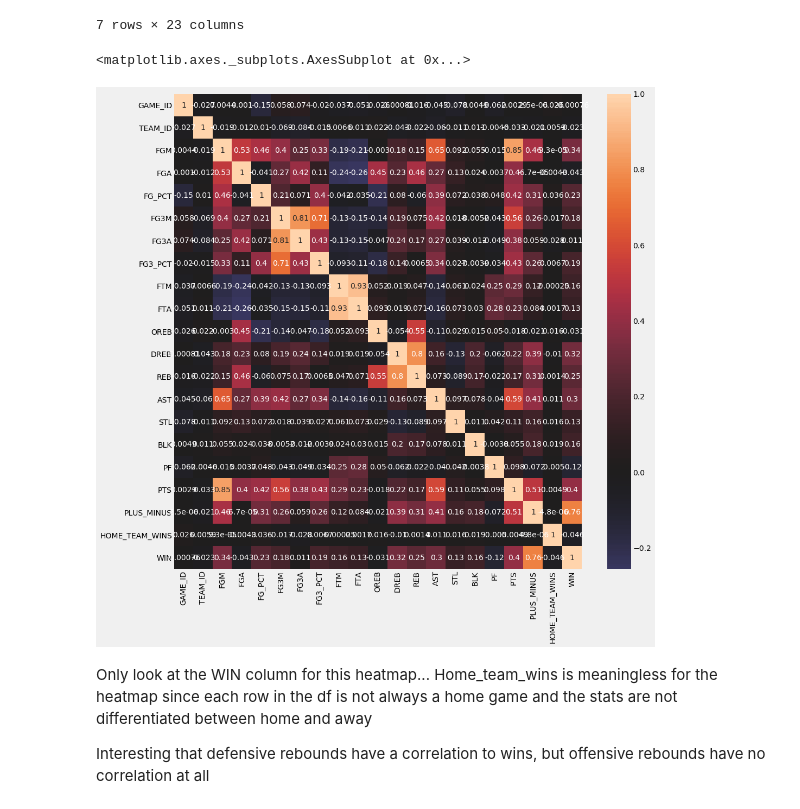
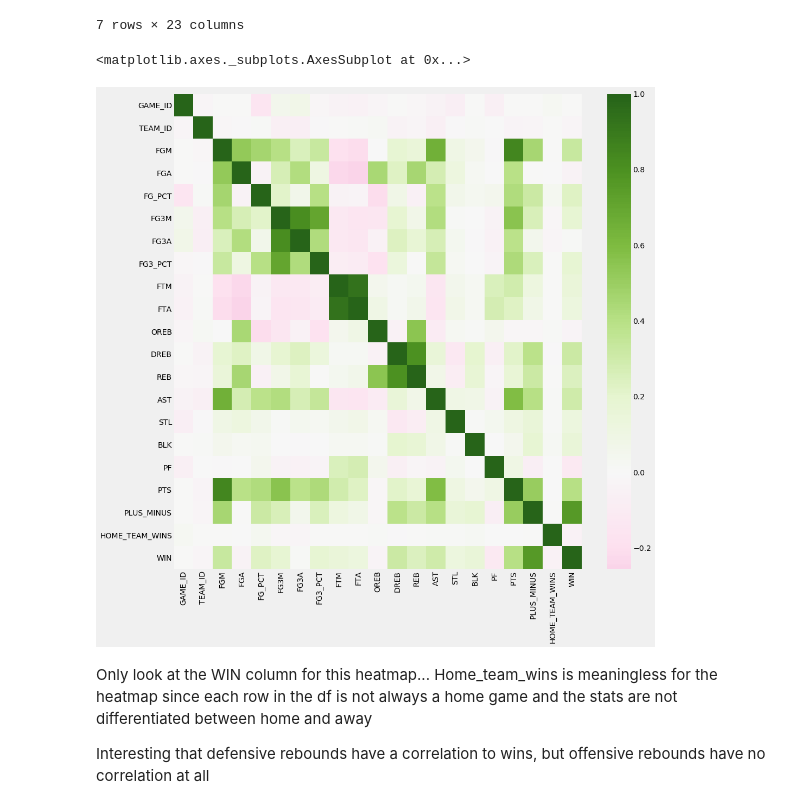
Before and after one commit to candrasc/BasketBall-WinPrediction, a Jupyter notebook: NBA Analysis and Win Prediction.ipynb, the cells around one changed output. Saved outputs shown, nothing was run; the diff lists cells and outputs as text; code cells hidden in the pictures.

```diff
--- a/NBA Analysis and Win Prediction.ipynb
+++ b/NBA Analysis and Win Prediction.ipynb
@@ -158,10 +158,10 @@ game_gp.head(7)
 # %%
 #Heat map of new game stats and their correlation
 plt.figure(figsize = (15,15))
-sns.heatmap(game_gp.corr(),annot=True, center = 0)
+sns.heatmap(game_gp.corr(),cmap = 'PiYG', center = 0)
 # %% [output]
 <matplotlib.axes._subplots.AxesSubplot at 0x...>
-[figure, old version]
+[figure, new version]
 # %% [markdown]
 Only look at the WIN column for this heatmap... Home_team_wins is meaningless for the heatmap since each row in the df is not always a home game and the stats are not differentiated between home and away
 
```
Also changed, not shown: parts of 1 cell of this notebook.
